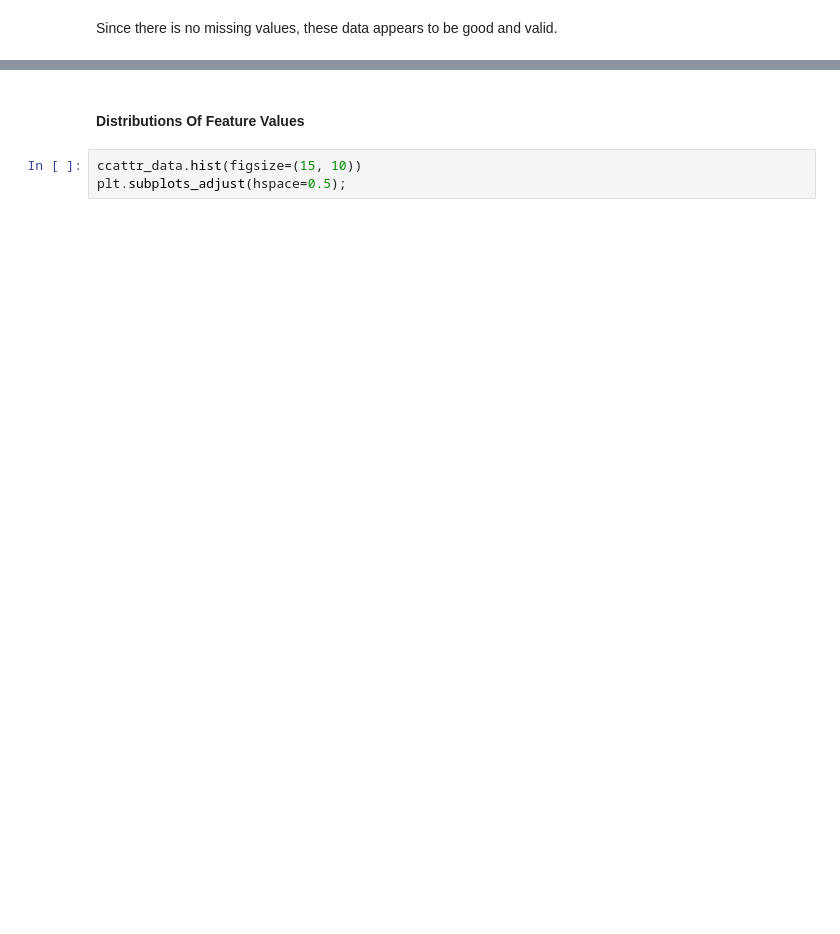
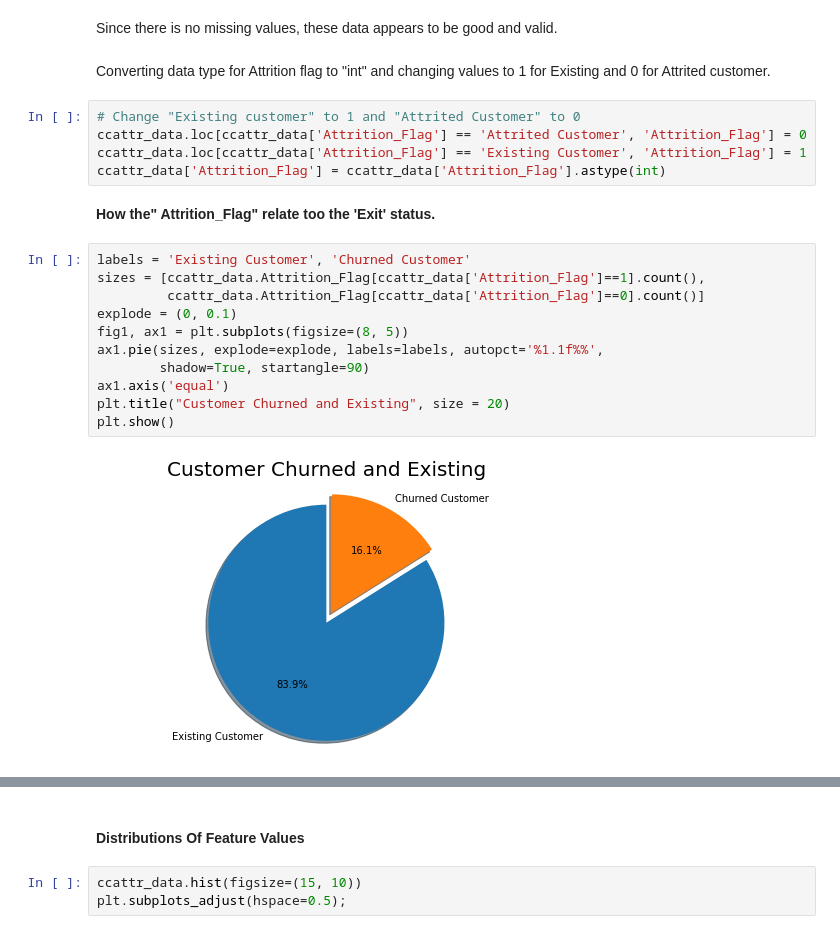
Before and after one commit to shaisid01/Data-Science, a Jupyter notebook: CapstoneProjects/Capstone 2/Notebooks/02_data_wrangling.ipynb, the cells around one changed output, grey strips where cells are left out. Drawn from its saved outputs; the diff is of its cells as text; blank space fills up the shorter version.

```diff
--- a/CapstoneProjects/Capstone 2/Notebooks/02_data_wrangling.ipynb
+++ b/CapstoneProjects/Capstone 2/Notebooks/02_data_wrangling.ipynb
@@ -421,3 +420,25 @@ ccattr_data.describe().T
 | naive_cls2 | 10127.0 | 0.840003 | 0.365301 | 0.000420 | 0.999660 | 0.999820 | 0.999900 | 0.99999 |
 # %% [markdown]
 Since there is no missing values, these data appears to be good and valid.
+# %% [markdown]
+Converting data type for Attrition flag to "int" and changing values to 1 for Existing and 0 for Attrited customer.
+# %%
+# Change "Existing customer" to 1 and "Attrited Customer" to 0
+ccattr_data.loc[ccattr_data['Attrition_Flag'] == 'Attrited Customer', 'Attrition_Flag'] = 0
+ccattr_data.loc[ccattr_data['Attrition_Flag'] == 'Existing Customer', 'Attrition_Flag'] = 1
+ccattr_data['Attrition_Flag'] = ccattr_data['Attrition_Flag'].astype(int)
+# %% [markdown]
+**How the" Attrition_Flag" relate too the 'Exit' status.**
+# %%
+labels = 'Existing Customer', 'Churned Customer'
+sizes = [ccattr_data.Attrition_Flag[ccattr_data['Attrition_Flag']==1].count(),
+         ccattr_data.Attrition_Flag[ccattr_data['Attrition_Flag']==0].count()]
+explode = (0, 0.1)
+fig1, ax1 = plt.subplots(figsize=(8, 5))
+ax1.pie(sizes, explode=explode, labels=labels, autopct='%1.1f%%',
+        shadow=True, startangle=90)
+ax1.axis('equal')
+plt.title("Customer Churned and Existing", size = 20)
+plt.show()
+# %% [output]
+[figure, added]
```
Also changed, not shown: parts of 8 cells of this notebook.
